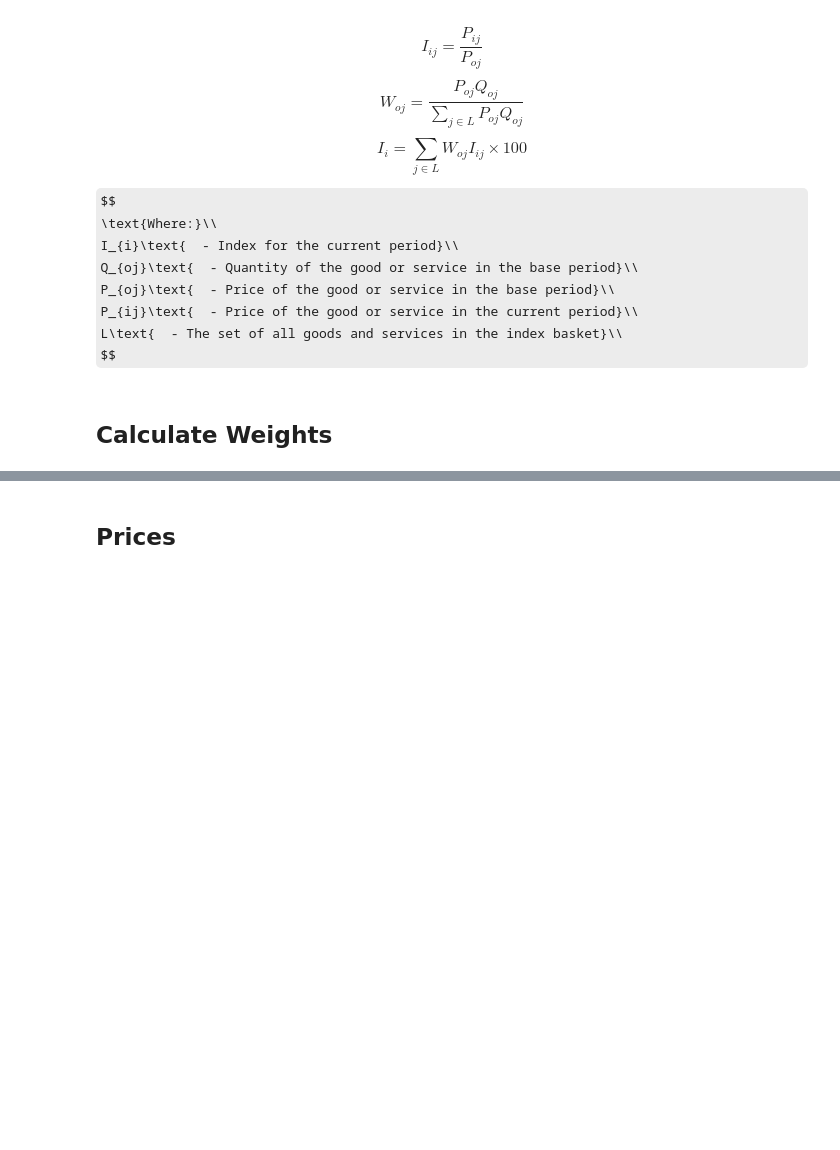
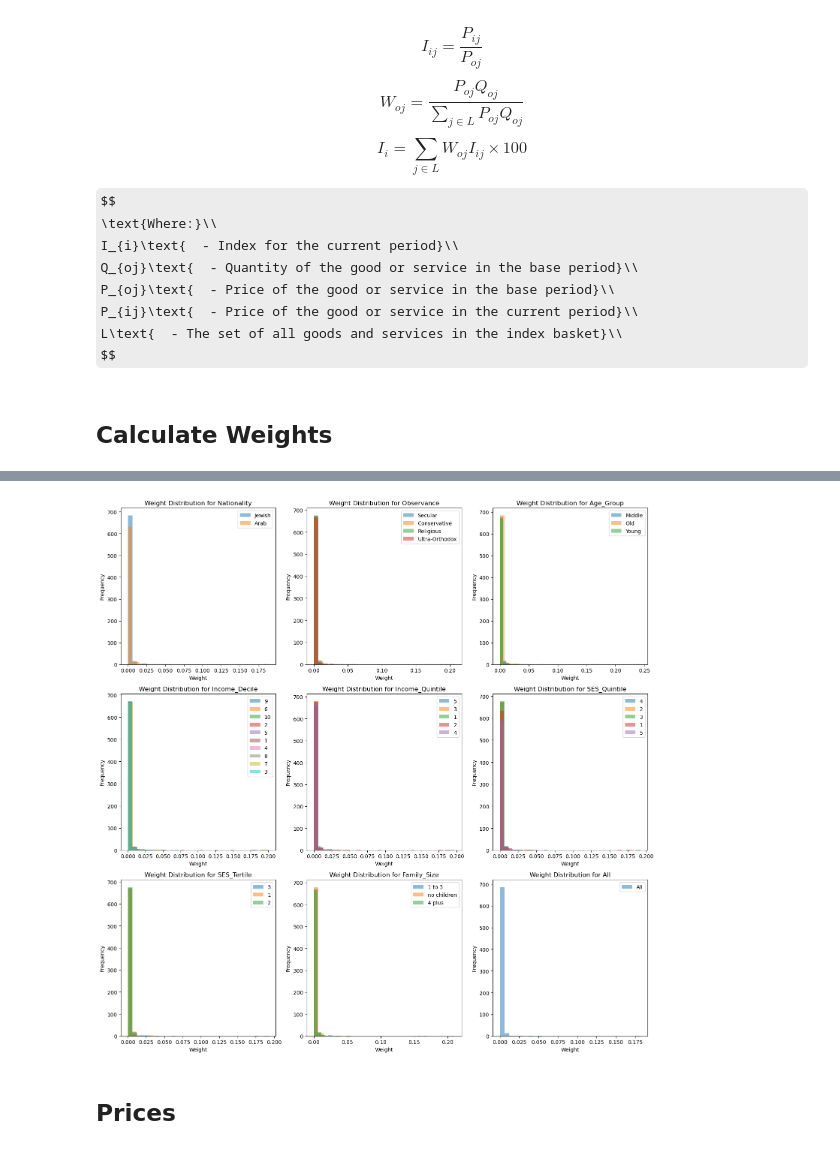
Before and after one commit to roykisluk/Inflation-Heterogeneity, a Jupyter notebook: Main.ipynb, the cells around one changed output, grey strips where cells are left out. Cells and saved outputs as stored; diff of their text form; code cells hidden in the pictures; some formulas as TeX source; blank space fills up the shorter version.

```diff
--- a/Main.ipynb
+++ b/Main.ipynb
@@ -223,9 +205,18 @@ for year in years:
 # %% [markdown]
 ## Calculate Weights
+# %%
+# Drop the 'Children' column
+for year in years:
+    Groups[year] = Groups[year].drop(columns=['Children'])
+
+# Drop 'Other' and 'Mixed' from 'Observance' and 'Other' from 'Nationality'
+for year in years:
+    Groups[year] = Groups[year][~Groups[year]['Observance'].isin(['Other', 'Mixed'])]
+    Groups[year] = Groups[year][Groups[year]['Nationality'] != 'Other']
 # %%
 def calculate_weights(product_level, year, group_mmb = None):
     # Expenses dataframe for consumption expenses only
-    expenses_df = dfs_prod[year][dfs_prod[year]['prodcode'].astype(str).str.startswith('3')]
+    expenses_df = dfs_prod[year][dfs_prod[year]['prodcode'].astype(str).str.startswith('3')].copy()
 
     if group_mmb is not None:
         # Filter only IDs that match the group
@@ -251,4 +242,10 @@ for group in Groups[year].columns[1:]:
     for subgroup in Groups[year][group].unique():
         mmb = Groups[year][Groups[year][group] == subgroup]['misparmb']
         weights[group][subgroup] = calculate_weights(product_level, year, mmb)
-weights['All'] = calculate_weights(product_level, year, None)
+weights['All'] = {'All': calculate_weights(product_level, year, None)}
+# %%
+# Check if the weights sum to 1.0
+for group in weights:
+    for subgroup in weights[group]:
+        if weights[group][subgroup]['weight'].sum()!=1.0:
+            print(f"Warning: Weights for {group} {subgroup} do not sum to 1.0. They sum to {weights[group][subgroup]['weight'].sum()}")
@@ -255,3 +258,34 @@ weights['All'] = calculate_weights(product_level, year, None)
+# %%
+# Define the groups to plot
+groups_to_plot = list(weights.keys())
+
+# Calculate the number of rows needed
+ncols = 3
+nrows = (len(groups_to_plot) + ncols - 1) // ncols
+
+# Create subplots
+fig, axes = plt.subplots(nrows=nrows, ncols=ncols, figsize=(ncols * 5, nrows * 5))
+axes = axes.flatten()
+
+# Plot each group
+for ax, group in zip(axes, groups_to_plot):
+    subgroups = weights[group].keys()
+    for subgroup in subgroups:
+        weight_values = weights[group][subgroup]['weight']
+        ax.hist(weight_values, bins=30, alpha=0.5, label=subgroup)
+    ax.set_title(f'Weight Distribution for {group}')
+    ax.set_xlabel('Weight')
+    ax.set_ylabel('Frequency')
+    ax.legend()
+
+# Remove any unused subplots
+for ax in axes[len(groups_to_plot):]:
+    fig.delaxes(ax)
+
+plt.tight_layout()
+plt.show()
+# %% [output]
+[figure, added]
 # %% [markdown]
 ## Prices
 # %%
```
Also changed, not shown: parts of 15 cells of this notebook, 3 other files.
